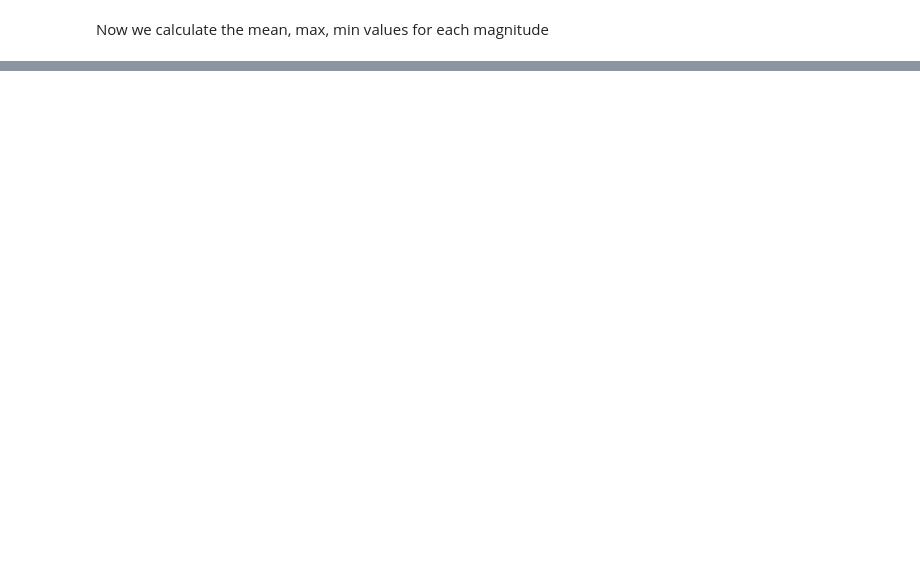
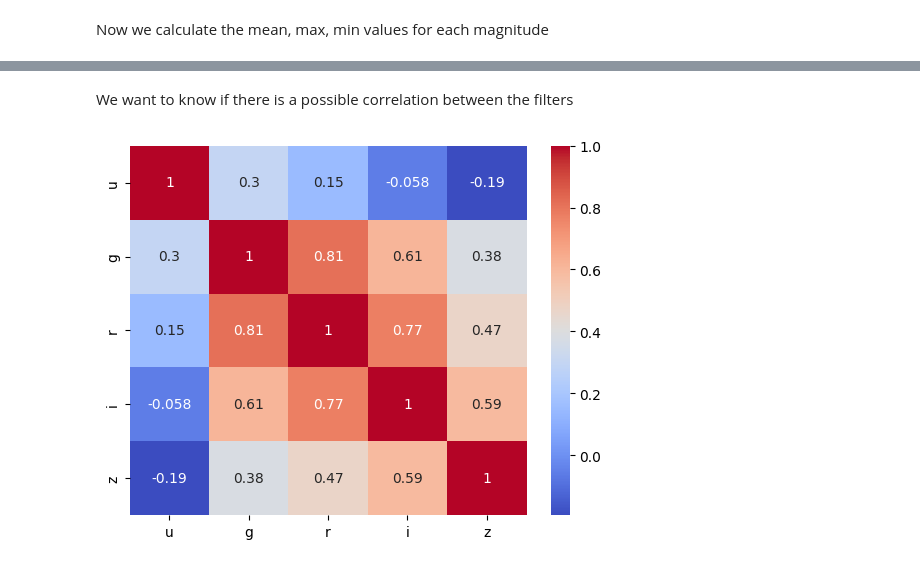
Before and after one commit to Ruben94astro/Python-data-course, a Jupyter notebook: Cv .ipynb, the cells around one changed output, grey strips where cells are left out. Cells and saved outputs as stored; diff of their text form; code cells hidden in the pictures; blank space fills up the shorter version.

```diff
--- a/Cv .ipynb
+++ b/Cv .ipynb
@@ -92,0 +198,10 @@ cv.agg(
+# %% [markdown]
+
+We want to know if there is a possible correlation between the filters
+# %%
+filters = ['u', 'g', 'r', 'i', 'z']
+corr_matrix = cv[filters].corr()# create a correlation matrix
+sns.heatmap(corr_matrix, annot=True, cmap='coolwarm')
+plt.show()
+# %% [output]
+[figure, added]
```
Also changed, not shown: parts of 21 cells of this notebook.
